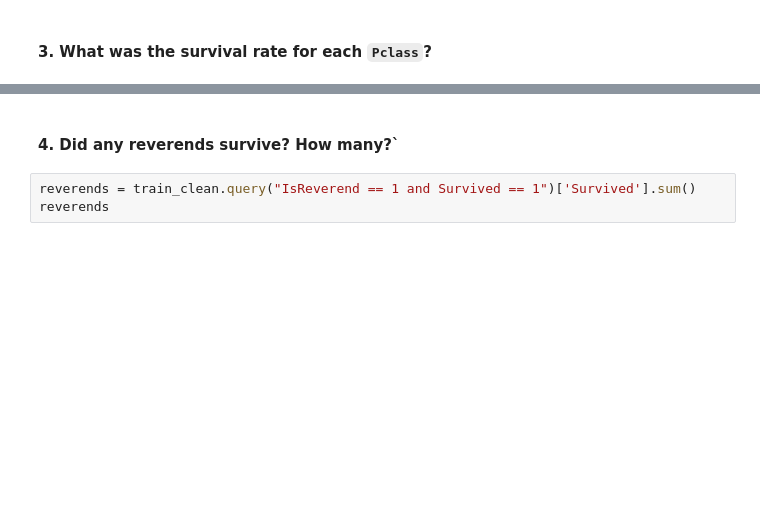
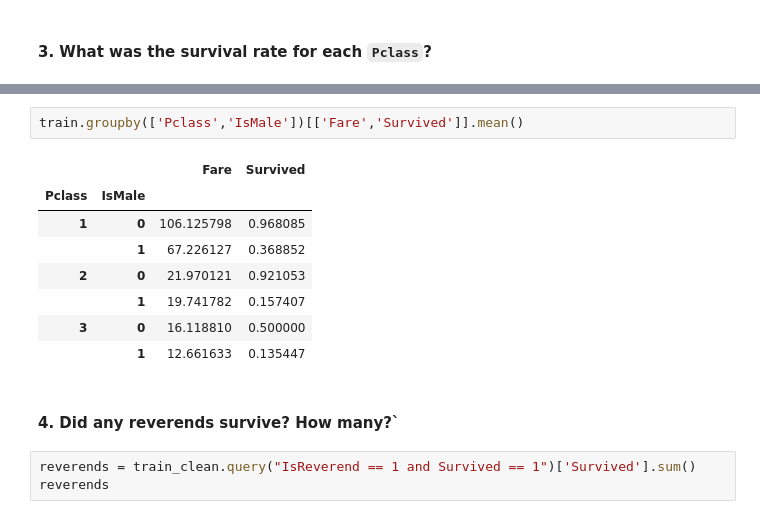
Before and after one commit to keljinda/titanic_lab, a Jupyter notebook: titanic.ipynb, the cells around one changed output, grey strips where cells are left out. Drawn from its saved outputs; the diff is of its cells as text; blank space fills up the shorter version.

```diff
--- a/titanic.ipynb
+++ b/titanic.ipynb
@@ -332,3 +253,14 @@ Pclass
+# %%
+train.groupby(['Pclass','IsMale'])[['Fare','Survived']].mean()
+# %% [output]
+|  |  | Fare | Survived |
+| Pclass | IsMale |  |  |
+| 1 | 0 | 106.125798 | 0.968085 |
+|  | 1 | 67.226127 | 0.368852 |
+| 2 | 0 | 21.970121 | 0.921053 |
+|  | 1 | 19.741782 | 0.157407 |
+| 3 | 0 | 16.118810 | 0.500000 |
+|  | 1 | 12.661633 | 0.135447 |
 # %% [markdown]
 #### 4. Did any reverends survive? How many?`
 # %%
```
Also changed, not shown: parts of 46 cells of this notebook.
